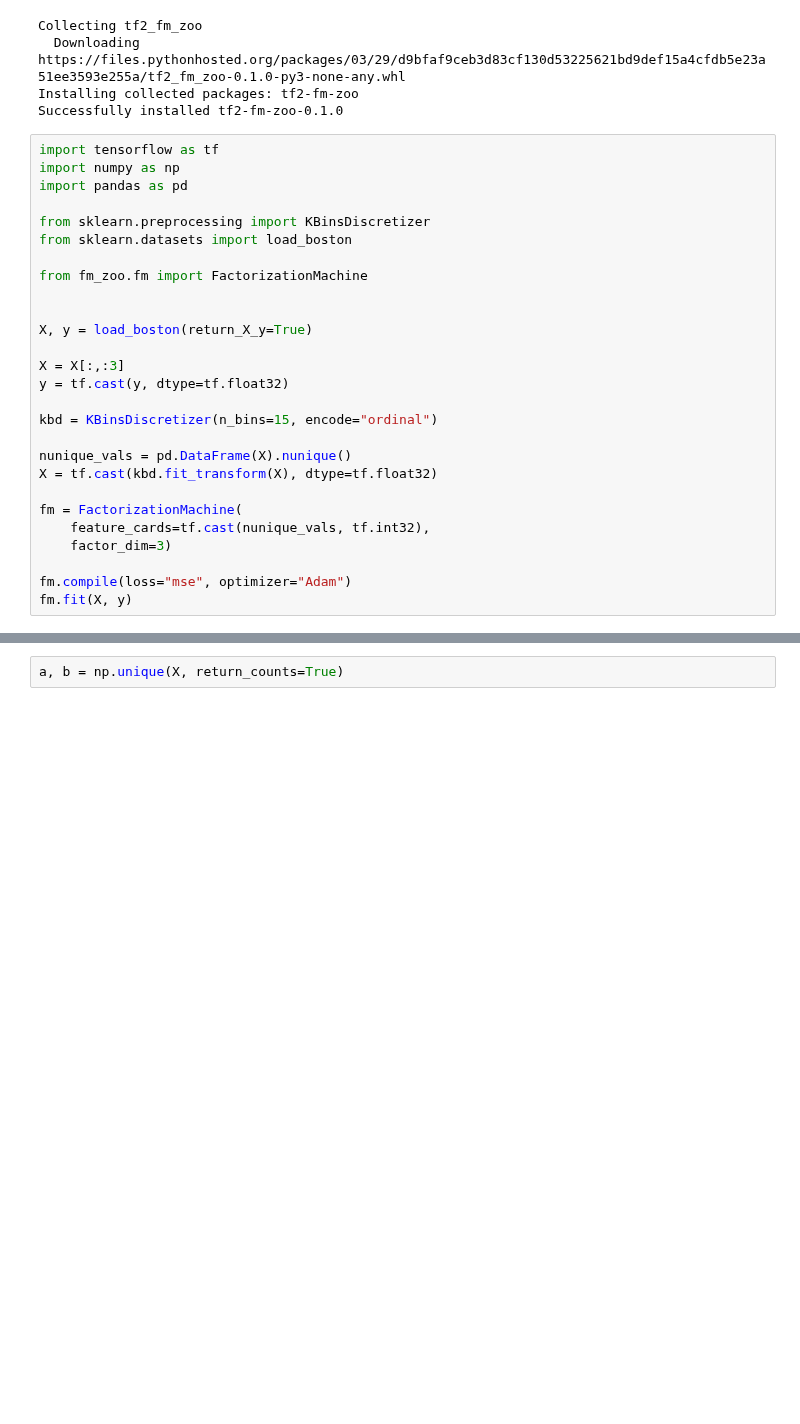
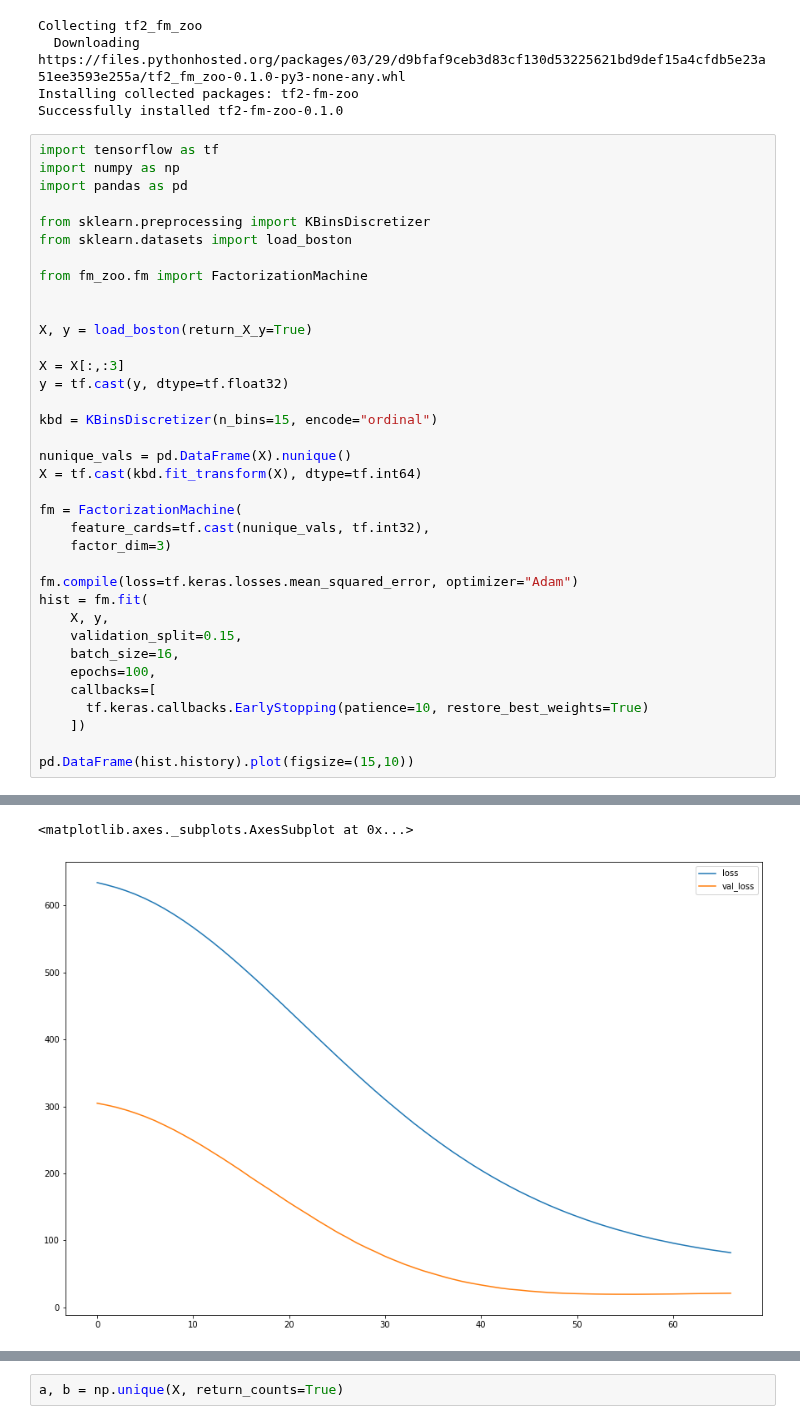
Before and after one commit to RoetGer/decisions-under-uncertainty, a Jupyter notebook: generalized_factorization_machine.ipynb, the cells around one changed output, grey strips where cells are left out. Cells and saved outputs as stored; diff of their text form; blank space fills up the shorter version.

```diff
--- a/generalized_factorization_machine.ipynb
+++ b/generalized_factorization_machine.ipynb
@@ -26,12 +26,21 @@ y = tf.cast(y, dtype=tf.float32)
 kbd = KBinsDiscretizer(n_bins=15, encode="ordinal")
 
 nunique_vals = pd.DataFrame(X).nunique()
-X = tf.cast(kbd.fit_transform(X), dtype=tf.float32)
+X = tf.cast(kbd.fit_transform(X), dtype=tf.int64)
 
 fm = FactorizationMachine(
     feature_cards=tf.cast(nunique_vals, tf.int32),
     factor_dim=3)
 
-fm.compile(loss="mse", optimizer="Adam")
-fm.fit(X, y)
+fm.compile(loss=tf.keras.losses.mean_squared_error, optimizer="Adam")
+hist = fm.fit(
+    X, y,
+    validation_split=0.15,
+    batch_size=16,
+    epochs=100,
+    callbacks=[
+      tf.keras.callbacks.EarlyStopping(patience=10, restore_best_weights=True)
+    ])
+
+pd.DataFrame(hist.history).plot(figsize=(15,10))
 # %% [output]
@@ -38,0 +64,2 @@ TypeError: ignored
+<matplotlib.axes._subplots.AxesSubplot at 0x...>
+[figure, added]
```
Also changed, not shown: parts of 8 cells of this notebook.
